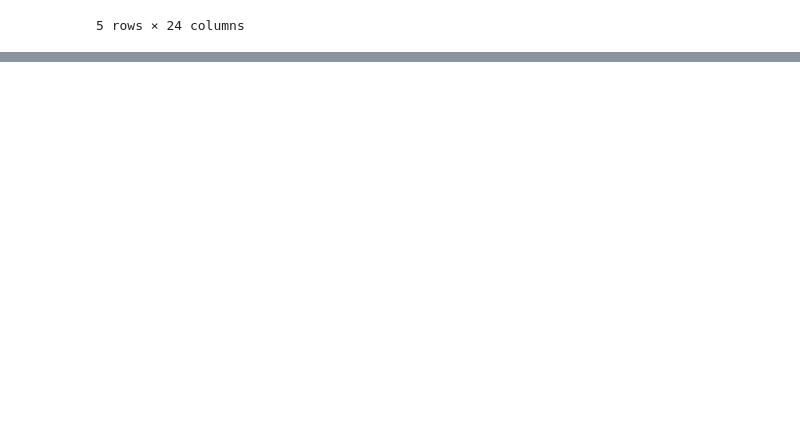
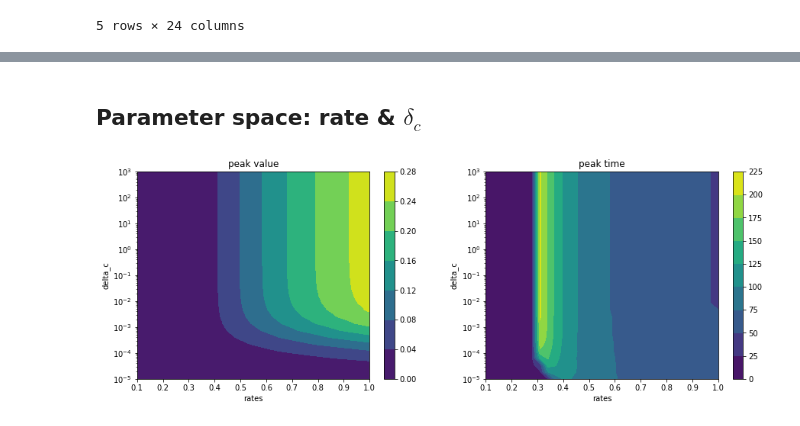
Before and after one commit to giuliacampesan/LDEProject, a Jupyter notebook: LDE_Project.ipynb, the cells around one changed output, grey strips where cells are left out. Cells and saved outputs as stored; diff of their text form; code cells hidden in the pictures; blank space fills up the shorter version.

```diff
--- a/LDE_Project.ipynb
+++ b/LDE_Project.ipynb
@@ -238,6 +84,0 @@ plt.show()
-# %%
-delta_c = 1e-2
-sol = solve_ivp(mymodel, [0,t_max], z0, dense_output=True, args=(beta, mu, gamma, fD, delta_c, 1, nu, 0.4))
-S, E, I, R, H, D = sol.sol(t)
-d = gamma_H*nu*H
-plt.plot(t, d/delta_c)
@@ -314,0 +150,46 @@ plt.show()
+# %% [markdown]
+## Parameter space: rate & $\delta_c$
+# %%
+# change: rates & delta_c
+# look at: peak values & peak times
+
+t_max = 250
+t = np.arange(t_max)
+
+delta_c = np.logspace(-5, 3, 31) #101 PUNTI PER PLOT PIù FINE
+rates = np.linspace(0.1, 1, 31)
+
+peak_times = np.zeros((len(delta_c), len(rates)))
+peak_values = np.zeros((len(delta_c), len(rates)))
+
+for i, delta in enumerate(delta_c):
+    for j, r in enumerate(rates):
+        sol = solve_ivp(mymodel, [0, t_max], z0, dense_output=True, args=(beta, mu, gamma, fD, delta, k, nu, r))
+        S, E, I, R, H, D = sol.sol(t)
+        peak_time = np.argmax(I)
+        peak_value = np.max(I)
+        peak_times[i, j] = peak_time
+        peak_values[i, j] = peak_value
+
+# plots
+fig, (ax1,ax2) = plt.subplots(1,2, figsize=(15,5))
+
+X, Y = np.meshgrid(rates, delta_c)
+
+f1 = ax1.contourf(X, Y, peak_values)
+ax1.set_title('peak value')
+ax1.set_xlabel('rates')
+ax1.set_ylabel('delta_c')
+ax1.set_yscale('log')
+
+f2 = ax2.contourf(X, Y, peak_times)
+ax2.set_title('peak time')
+ax2.set_xlabel('rates')
+ax2.set_ylabel('delta_c')
+ax2.set_yscale('log')
+
+fig.colorbar(f1, ax=ax1)
+fig.colorbar(f2, ax=ax2)
+plt.show()
+# %% [output]
+[figure, added]
```
Also changed, not shown: parts of 42 cells of this notebook.
